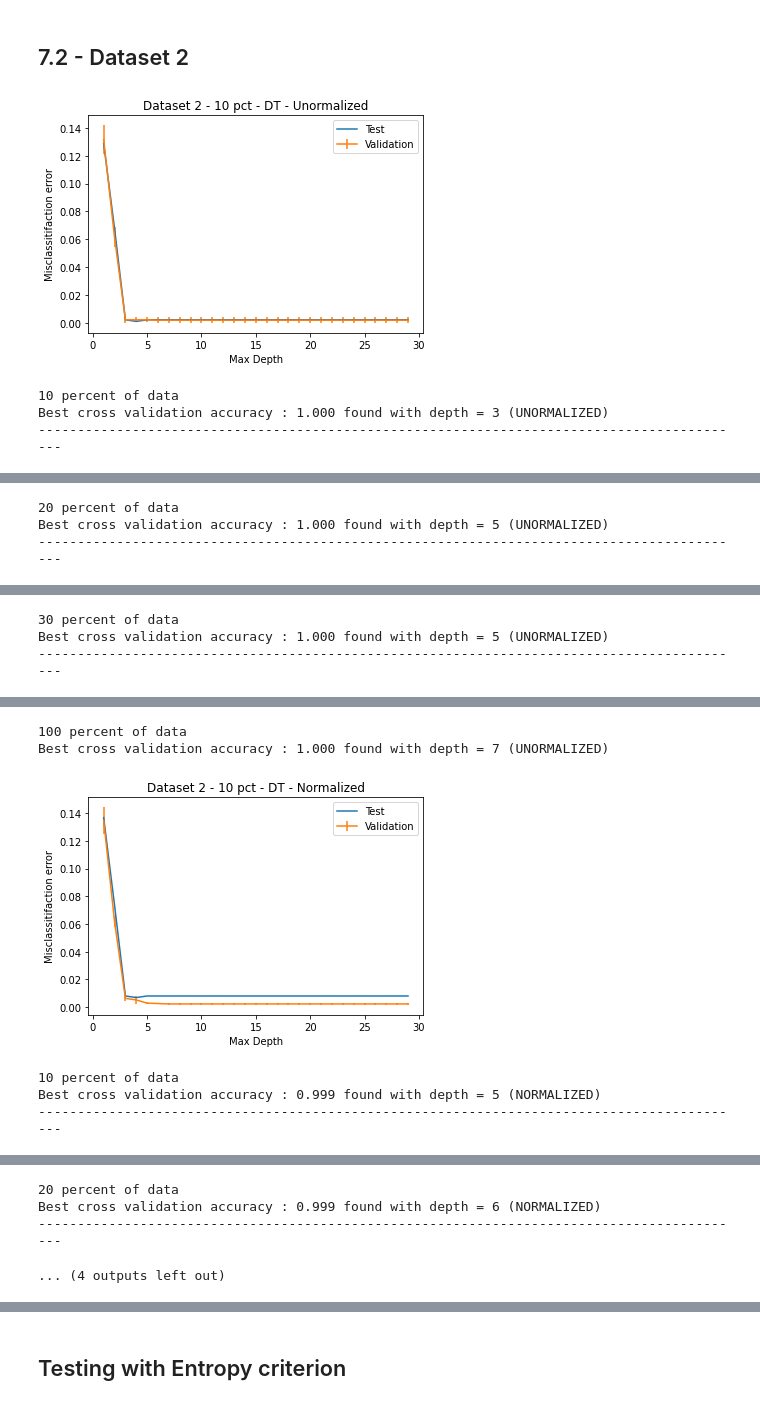
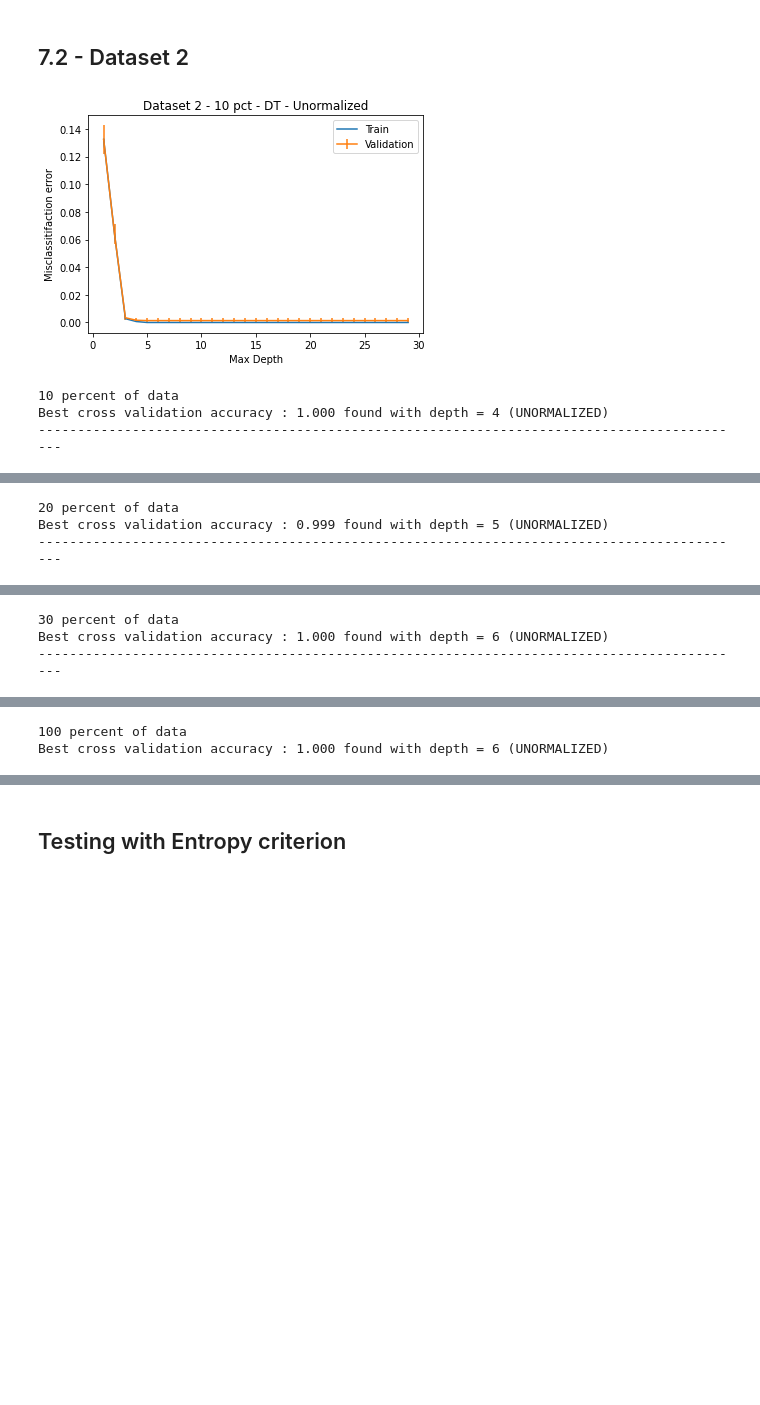
Before and after one commit to emmacona/COMP551-A1-KNN-and-Decision-tree-optimization, a Jupyter notebook: mini-project-1.ipynb, the cells around one changed output, grey strips where cells are left out. Cells and saved outputs as stored; diff of their text form; code cells hidden in the pictures; blank space fills up the shorter version.

```diff
--- a/mini-project-1.ipynb
+++ b/mini-project-1.ipynb
@@ -1052,61 +1052,61 @@ x_10, y_10 = data_10.iloc[:,:-1].to_numpy(), data_10['LABEL'].to_numpy()
 
 # With 10% of data
 best_acc, best_depth = findBestDepth(x_10, y_10, 'Dataset 2 - 10 pct - DT - Unormalized')
 print('10 percent of data\n' f'Best cross validation accuracy : {best_acc:.3f} found with depth = {best_depth} (UNORMALIZED)')
 print('-------------------------------------------------------------------------------------------\n')
 
 # With 20% of data
 best_acc, best_depth = findBestDepth(x_20, y_20, 'Dataset 2 - 20 pct - DT - Unormalized')
 print('20 percent of data\n' f'Best cross validation accuracy : {best_acc:.3f} found with depth = {best_depth} (UNORMALIZED)')
 print('-------------------------------------------------------------------------------------------\n')
 
 # With 30% of data
 best_acc, best_depth = findBestDepth(x_30, y_30, 'Dataset 2 - 30 pct - DT - Unormalized')
 print('30 percent of data\n' f'Best cross validation accuracy : {best_acc:.3f} found with depth = {best_depth} (UNORMALIZED)')
 print('-------------------------------------------------------------------------------------------\n')
 
 # With 100% of data
 best_acc, best_depth = findBestDepth(x, y, 'Dataset 2 - 100 pct - DT - Unormalized')
 print('100 percent of data\n' f'Best cross validation accuracy : {best_acc:.3f} found with depth = {best_depth} (UNORMALIZED)')
 print('\n\n')
 
-#########################################
-# Normalized data (10%, 20%, 30%, 100%) #
-#########################################
+# #########################################
+# # Normalized data (10%, 20%, 30%, 100%) #
+# #########################################
 
-# Split the data
-x_normalized_dataset_2, y_normalized_dataset_2 = normalized_dataset_2.iloc[:,:-1].to_numpy(), normalized_dataset_2['LABEL'].to_numpy()
+# # Split the data
+# x_normalized_dataset_2, y_normalized_dataset_2 = normalized_dataset_2.iloc[:,:-1].to_numpy(), normalized_dataset_2['LABEL'].to_numpy()
 
-# Split further for testing purposes (growing samples)
-normalized_data_30 = normalized_dataset_2.sample(frac=0.30)
-x_30_normalized, y_30_normalized = normalized_data_30.iloc[:,:-1].to_numpy(), normalized_data_30['LABEL'].to_numpy()
+# # Split further for testing purposes (growing samples)
+# normalized_data_30 = normalized_dataset_2.sample(frac=0.30)
+# x_30_normalized, y_30_normalized = normalized_data_30.iloc[:,:-1].to_numpy(), normalized_data_30['LABEL'].to_numpy()
 
-normalized_data_20 = normalized_dataset_2.sample(frac=0.20)
-x_20_normalized, y_20_normalized = normalized_data_20.iloc[:,:-1].to_numpy(), normalized_data_20['LABEL'].to_numpy()
+# normalized_data_20 = normalized_dataset_2.sample(frac=0.20)
+# x_20_normalized, y_20_normalized = normalized_data_20.iloc[:,:-1].to_numpy(), normalized_data_20['LABEL'].to_numpy()
 
-normalized_data_10 = normalized_dataset_2.sample(frac=0.10)
-x_10_normalized, y_10_normalized = normalized_data_10.iloc[:,:-1].to_numpy(), normalized_data_10['LABEL'].to_numpy()
+# normalized_data_10 = normalized_dataset_2.sample(frac=0.10)
+# x_10_normalized, y_10_normalized = normalized_data_10.iloc[:,:-1].to_numpy(), normalized_data_10['LABEL'].to_numpy()
 
-# With 10% of data
-best_acc, best_depth = findBestDepth(x_10_normalized, y_10_normalized, 'Dataset 2 - 10 pct - DT - Normalized')
-print('10 percent of data\n' f'Best cross validation accuracy : {best_acc:.3f} found with depth = {best_depth} (NORMALIZED)')
-print('-------------------------------------------------------------------------------------------\n')
+# # With 10% of data
+# best_acc, best_depth = findBestDepth(x_10_normalized, y_10_normalized, 'Dataset 2 - 10 pct - DT - Normalized')
+# print('10 percent of data\n' f'Best cross validation accuracy : {best_acc:.3f} found with depth = {best_depth} (NORMALIZED)')
+# print('-------------------------------------------------------------------------------------------\n')
 
-# With 20% of data
-best_acc, best_depth = findBestDepth(x_20_normalized, y_20_normalized, 'Dataset 2 - 20 pct - DT - Normalized')
-print('20 percent of data\n' f'Best cross validation accuracy : {best_acc:.3f} found with depth = {best_depth} (NORMALIZED)')
-print('-------------------------------------------------------------------------------------------\n')
+# # With 20% of data
+# best_acc, best_depth = findBestDepth(x_20_normalized, y_20_normalized, 'Dataset 2 - 20 pct - DT - Normalized')
+# print('20 percent of data\n' f'Best cross validation accuracy : {best_acc:.3f} found with depth = {best_depth} (NORMALIZED)')
+# print('-------------------------------------------------------------------------------------------\n')
 
-# With 30% of data
-best_acc, best_depth = findBestDepth(x_30_normalized, y_30_normalized, 'Dataset 2 - 30 pct - DT - Normalized')
-print('30 percent of data\n' f'Best cross validation accuracy : {best_acc:.3f} found with depth = {best_depth} (NORMALIZED)')
-print('-------------------------------------------------------------------------------------------\n')
+# # With 30% of data
+# best_acc, best_depth = findBestDepth(x_30_normalized, y_30_normalized, 'Dataset 2 - 30 pct - DT - Normalized')
+# print('30 percent of data\n' f'Best cross validation accuracy : {best_acc:.3f} found with depth = {best_depth} (NORMALIZED)')
+# print('-------------------------------------------------------------------------------------------\n')
 
-# With 100% of data
-best_acc, best_depth = findBestDepth(x_normalized_dataset_2, y_normalized_dataset_2, 'Dataset 2 - 100 pct - DT - Normalized')
-print('100 percent of data\n' f'Best cross validation accuracy : {best_acc:.3f} found with depth = {best_depth} (NORMALIZED)')
+# # With 100% of data
+# best_acc, best_depth = findBestDepth(x_normalized_dataset_2, y_normalized_dataset_2, 'Dataset 2 - 100 pct - DT - Normalized')
+# print('100 percent of data\n' f'Best cross validation accuracy : {best_acc:.3f} found with depth = {best_depth} (NORMALIZED)')
 # %% [output]
-[figure, old version]
+[figure, new version]
 10 percent of data
-Best cross validation accuracy : 1.000 found with depth = 3 (UNORMALIZED)
+Best cross validation accuracy : 1.000 found with depth = 4 (UNORMALIZED)
 -------------------------------------------------------------------------------------------
@@ -1114,3 +1114,3 @@ Best cross validation accuracy : 1.000 found with depth = 3 (UNORMALIZED)
 20 percent of data
-Best cross validation accuracy : 1.000 found with depth = 5 (UNORMALIZED)
+Best cross validation accuracy : 0.999 found with depth = 5 (UNORMALIZED)
 -------------------------------------------------------------------------------------------
@@ -1118,3 +1118,3 @@ Best cross validation accuracy : 1.000 found with depth = 5 (UNORMALIZED)
 30 percent of data
-Best cross validation accuracy : 1.000 found with depth = 5 (UNORMALIZED)
+Best cross validation accuracy : 1.000 found with depth = 6 (UNORMALIZED)
 -------------------------------------------------------------------------------------------
@@ -1122,6 +1122,2 @@ Best cross validation accuracy : 1.000 found with depth = 5 (UNORMALIZED)
 100 percent of data
-Best cross validation accuracy : 1.000 found with depth = 7 (UNORMALIZED)
+Best cross validation accuracy : 1.000 found with depth = 6 (UNORMALIZED)
-[figure, removed]
-10 percent of data
-Best cross validation accuracy : 0.999 found with depth = 5 (NORMALIZED)
--------------------------------------------------------------------------------------------
@@ -1129,4 +1123,0 @@ Best cross validation accuracy : 0.999 found with depth = 5 (NORMALIZED)
-20 percent of data
-Best cross validation accuracy : 0.999 found with depth = 6 (NORMALIZED)
--------------------------------------------------------------------------------------------
-... (4 outputs left out)
```
Also changed, not shown: parts of 26 cells of this notebook.
